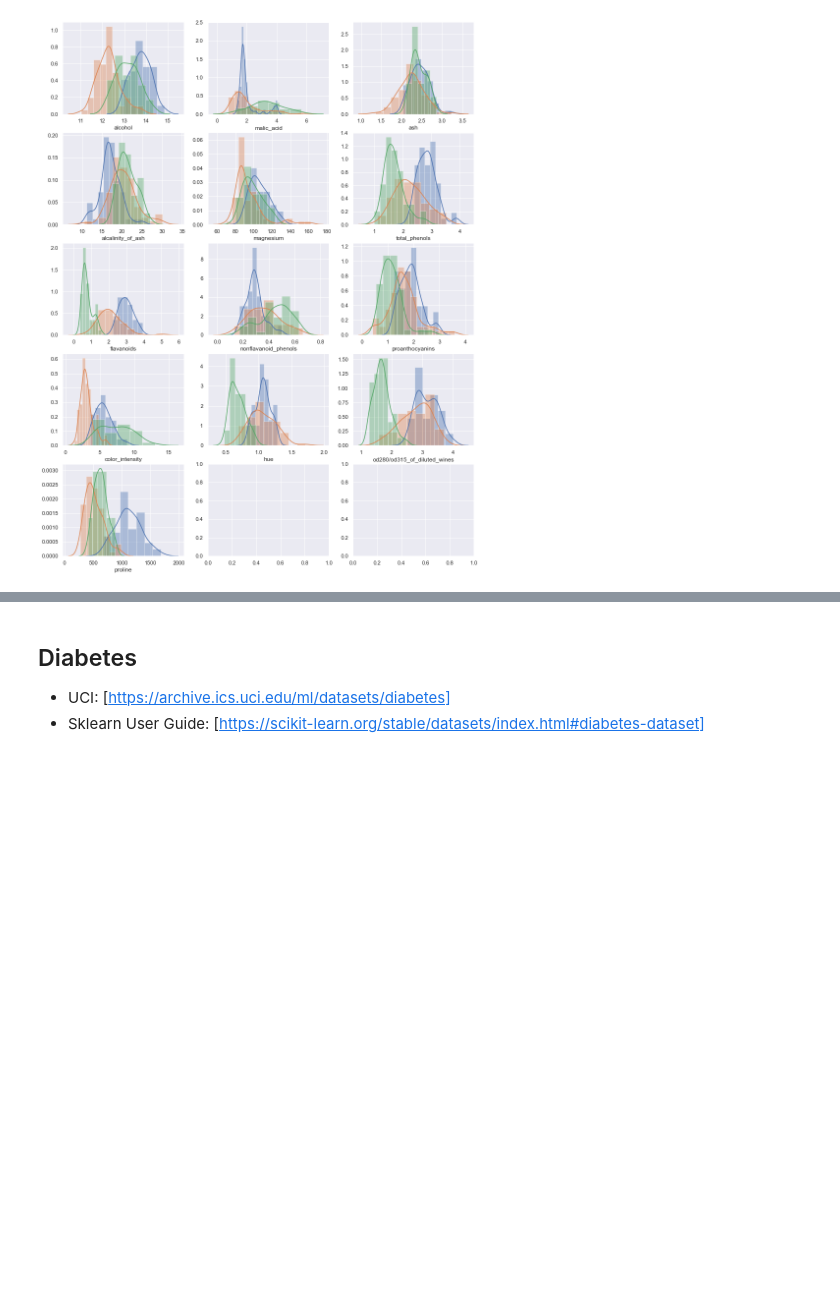
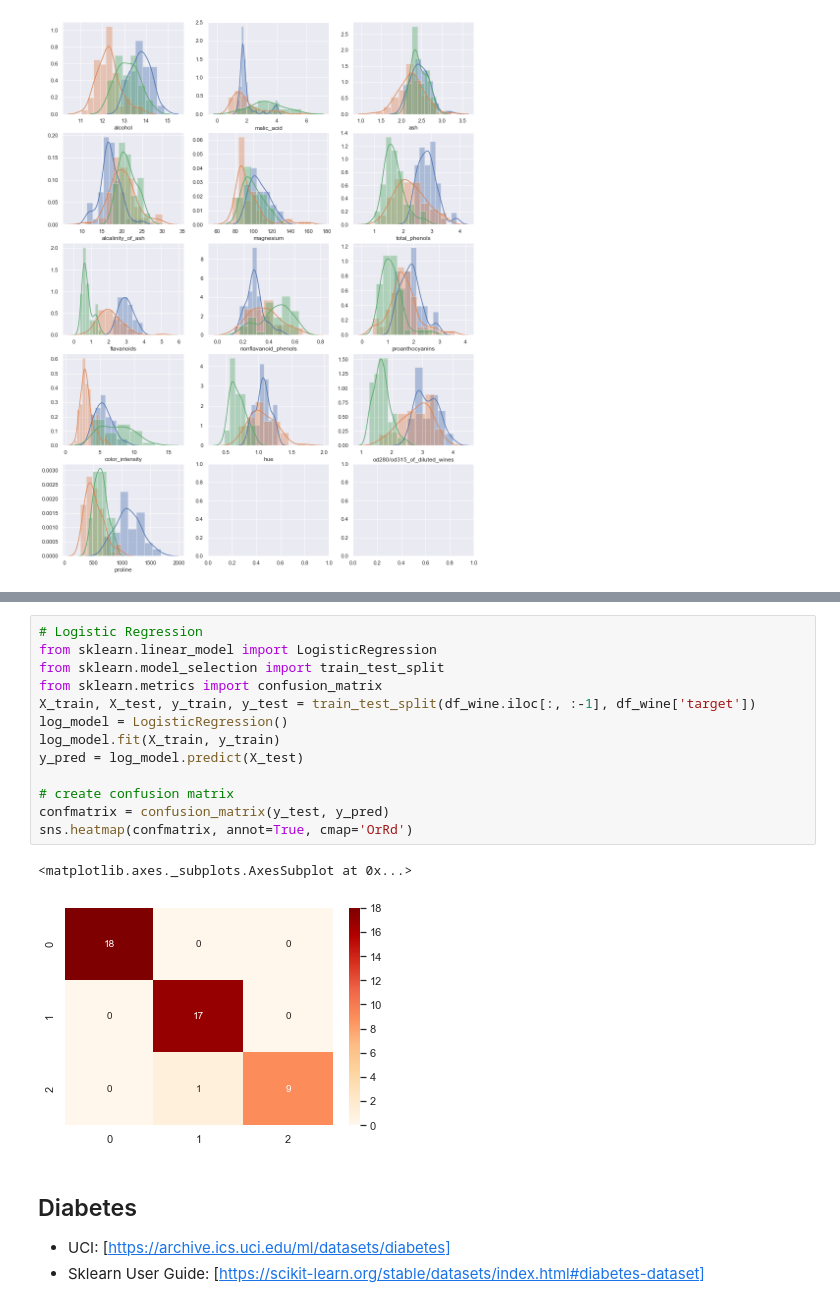
Before and after one commit to normannexo/Mathematics-notebooks, a Jupyter notebook: dataset_classics.ipynb, the cells around one changed output, grey strips where cells are left out. Drawn from its saved outputs; the diff is of its cells as text; blank space fills up the shorter version.

Commit message:
added logreg wine

```diff
--- a/dataset_classics.ipynb
+++ b/dataset_classics.ipynb
@@ -72,3 +72,19 @@ ax.scatter(xs=pca_result[:, 0], ys=pca_result[:,1], zs=pca_result[:,2], c=df_win
+# %%
+# Logistic Regression
+from sklearn.linear_model import LogisticRegression
+from sklearn.model_selection import train_test_split
+from sklearn.metrics import confusion_matrix
+X_train, X_test, y_train, y_test = train_test_split(df_wine.iloc[:, :-1], df_wine['target'])
+log_model = LogisticRegression()
+log_model.fit(X_train, y_train)
+y_pred = log_model.predict(X_test)
+
+# create confusion matrix
+confmatrix = confusion_matrix(y_test, y_pred)
+sns.heatmap(confmatrix, annot=True, cmap='OrRd')
+# %% [output]
+<matplotlib.axes._subplots.AxesSubplot at 0x...>
+[figure, added]
 # %% [markdown]
 <a id='diabetes'></a>
 ## Diabetes
```
Also changed, not shown: parts of 1 cell of this notebook.
